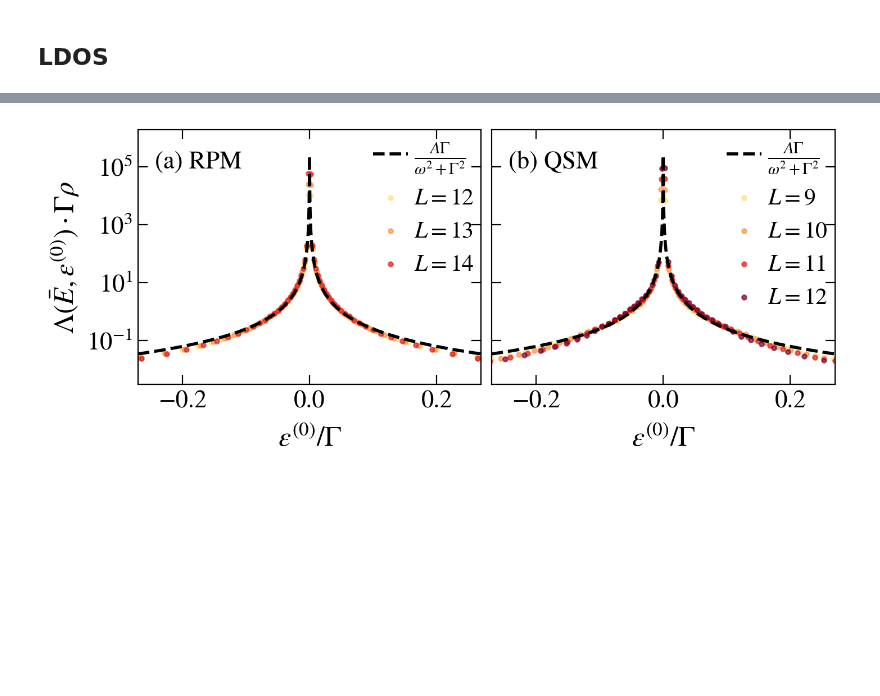
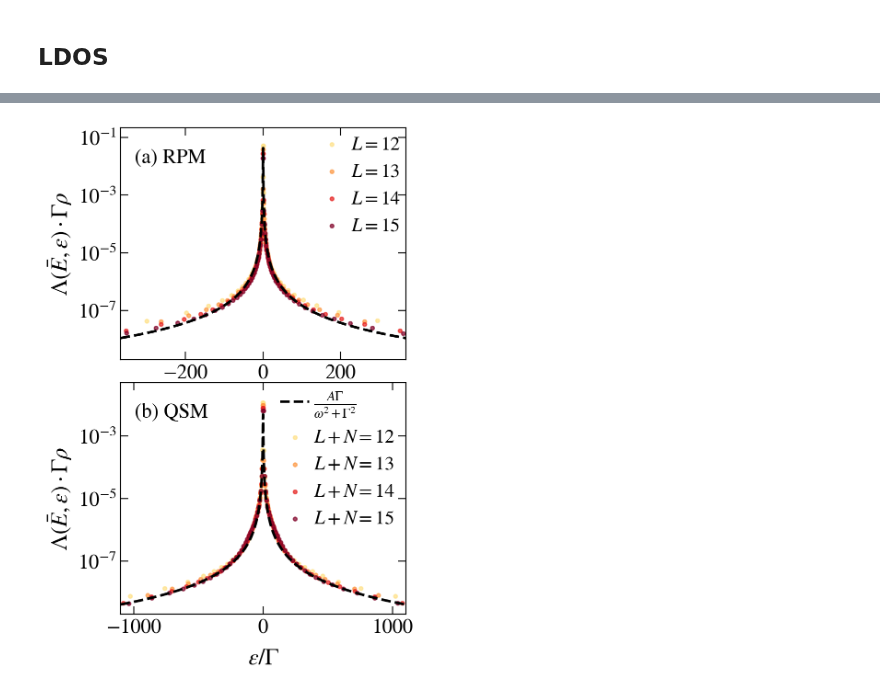
Before and after one commit to Rafal-Swietek/QHamSolver, a Jupyter notebook: Quadratic/Jupyter_Python/LDOS.ipynb, the cells around one changed output, grey strips where cells are left out. Drawn from its saved outputs; the diff is of its cells as text; code cells hidden in the pictures; blank space fills up the shorter version.

```diff
--- a/Quadratic/Jupyter_Python/LDOS.ipynb
+++ b/Quadratic/Jupyter_Python/LDOS.ipynb
@@ -679,11 +683,11 @@ prefix = base_dir(model=modello, d=DIM)
 sizes = np.arange(12, 16, 1)
 
 DIM = 1
-fig, axis = plt.subplots( nrows=1, ncols=2, figsize=(8,3), dpi = 200, sharex=True, sharey=True )
+fig, axis = plt.subplots( nrows=2, ncols=1, figsize=(4,7), dpi = 200, sharex=False, sharey=False )
 
 
-def lorenz(x, A, sig, G):
-    return A / G / np.pi / ( (x / G)**2 + 1) * np.exp(-x**2 / (2*sig**2) ) /np.sqrt(2*np.pi*sig**2)
+def lorenz(x, A, G):
+    return A / G / np.pi / ( (x / G)**2 + 1)# / (np.exp(-x**2 / (2*sig**2) ) /np.sqrt(2*np.pi*sig**2))
     # return A / np.sqrt(2*np.pi*sig**2) * np.exp(-x**2 / (2*sig**2))
 
 norm = matplotlib.colors.Normalize(
@@ -703,7 +707,7 @@ eps = 0.5
 gamma_c = 2
 
 
-gx = 1.8
+gx = 1.6
 
 dim = 1#2**L
 
@@ -730,12 +734,13 @@ for ii, L in enumerate(sizes):
             # print(L, gx, np.sum(ldos))
 
             sig = np.sqrt(1 + dim**(1.0 - gx))
-            DOS = dim / np.sqrt(2*np.pi*sig**2) * np.exp(-(energy_density - (E0 + dE/2))**2 / (2*sig**2))
+            # DOS = dim / np.sqrt(2*np.pi*sig**2) * np.exp(-(energy_density)**2 / (2*sig**2))
+            DOS = np.array(file.get('DOS'))
             HSnorm = dim+1
-            G = 2 * np.pi * dim**(-gx)* HSnorm * DOS # if gx >= 1 else DOS * sig * HSnorm
+            G = 2 * np.pi * dim**(-gx)* HSnorm * DOS/(dim-1.0) # if gx >= 1 else DOS * sig * HSnorm
 
             xx = energy_density / G# * np.sqrt(dim)
-            yy = ldos * G * DOS # / G
+            yy = ldos * G# * DOS # / G
 
             axis[0].scatter( xx, yy, color=col, label=r"$L=%d$"%L, s=8, alpha=0.7)
             # axis.fill_between(xx, yy, [0]*xx.size, color=col, label=r"$L=%d$"%L, alpha=0.5)
@@ -764,23 +769,36 @@ for ii, L in enumerate(sizes):
     else:
         print(name)
 
+# pars, pconv= fit(lorenz,
+#         xdata = xx[xx.size//2 - 10 : xx.size//2 + 10],
+#         ydata = yy[xx.size//2 - 10 : xx.size//2 + 10],
+#         maxfev = 20000)
 
-z = np.linspace(-1, 1, 100000)
-G = 1e-4
-yy = 25 * G / ( z**2 + G**2 )
-axis[0].plot(z, yy, ls='--', color='k', lw=2, alpha=1, label=r"$\frac{A\Gamma}{\omega^2+\Gamma^2}$")
+# # print("A=", pars[0], "G=", pars[-1], "sig/sig_pred=", pars[-2] / np.sqrt(1 + dim**(1-gx)))
+# z = np.linspace(min(xx), max(xx), int(1e6) )
+
+# # sig = np.sqrt(1 + dim**(1-gx))
+# # DOS = dim / np.sqrt(2*np.pi*sig**2) * np.exp(-z**2 / (2*sig**2))
+# # G = np.pi * dim**(-gx) * DOS
+# axis[0].plot(z, lorenz(z, *pars), color='k', ls='--', lw=2, alpha=0.6)
+
+# z = np.linspace(-1, 1, 100000)
+# G = 1e-4
+# yy = 25 * G / ( z**2 + G**2 )
+# axis[0].plot(z, yy, ls='--', color='k', lw=2, alpha=1, label=r"$\frac{A\Gamma}{\omega^2+\Gamma^2}$")
 # axis.plot(np.nan, np.nan, ls='--', color='k', label=r"$\frac{A}{(\omega/\Gamma)^2+1}e^{-\frac{E^2}{(2\sigma^2)}}$")
 
-fig_help.set_plot_elements(axis[0], ylabel=r"$\Lambda(\bar{E},\epsilon^{(0)})\cdot\Gamma\rho$", xlabel=r"$\varepsilon^{(0)}/\Gamma$", font_size=16, set_legend=1, xscale='linear', yscale='log')
+fig_help.set_plot_elements(axis[0], ylabel=r"$\Lambda(\bar{E},\epsilon)\cdot\Gamma\rho$", xlabel=r"", font_size=16, set_legend=1, xscale='linear', yscale='log')
 fig_help.set_legend(axis[0], fontsize=15, loc='upper right', anchor=(1.04, 1.04), ncol=1)
 # axis[0].set_xlim(-0.165, 0.165)
 # axis[0].set_ylim(2e-2, None)
+axis[0].set_xlim(min(xx)/100, max(xx)/100)
 
 
 L_total=14
 
 J=1
-alfa=0.78
+alfa=0.88
 h=1.0
 w=0.5
 zeta=0.2
@@ -805,14 +823,14 @@ def info_rawQS(L, N, J, gamma, zeta, alfa, h, w, ini_ave = 0, use_old = False, s
 def infoQS(L, N, J, gamma, zeta, alfa, h, w, ini_ave = 0, use_old = False, scaled_disorder = False, ext = '.dat'):
     return info_rawQS(L, N, J, gamma, zeta, alfa, h, w, ini_ave, use_old, scaled_disorder) + ext
 
-# sizes = np.arange(10, 15, 2)
+# sizes = np.arange(12, 16, 1)
 
 for L_total in sizes:
     col = s_m.to_rgba(L_total)
     L = L_total - N
     dim = 2**L_total
     num = min([100, dim//50])
-    name = "../../QuantumSun/results/" + 'NewBasis/ParticipationRatio/TESTS2/' + infoQS(L=L, N=N, J=J, gamma=gamma, zeta=zeta, alfa=alfa, h=h, w=w, ini_ave=ini_ave, ext='.hdf5', scaled_disorder=scaled_disorder)
+    name = "../../QuantumSun/results/" + 'NewBasis/ParticipationRatio/' + infoQS(L=L, N=N, J=J, gamma=gamma, zeta=zeta, alfa=alfa, h=h, w=w, ini_ave=ini_ave, ext='.hdf5', scaled_disorder=scaled_disorder)
     if exists(name):
         with h5py.File(name, "r") as file:
             try:
@@ -825,16 +843,17 @@ for L_total in sizes:
                 # energy_density = (E0 + dE/2) - ( (energy_density) * dE + E0)
                 energy_density = ( (energy_density) * dE + E0)
 
-                # ldos = ( np.mean((np.array(file.get('LDOS'))), axis=1) )
+                ldos = ( np.mean((np.array(file.get('LDOS'))), axis=1) )
                 # ldos = np.exp( np.mean(np.log(np.array(file.get('LDOS'))), axis=1) )
-                ldos = np.array(file.get('LDOS'))[:,num//2]
+                # ldos = np.array(file.get('LDOS'))[:,num//2]
 
                 sigma = 0.5 * np.sqrt(L_total)
-                DOS = dim / np.sqrt(2*np.pi*sigma) * np.exp(-energy_density**2 / (2*sigma**2))
-                G = 2 * np.pi * (alfa)**(2*L) * DOS * 1/8
+                # DOS = dim / np.sqrt(2*np.pi*sigma) * np.exp(-energy_density**2 / (2*sigma**2))
+                DOS = np.array(file.get('DOS'))
+                G = 2 * np.pi * (alfa)**(2*L) / 8 * DOS/dim * 1/8
                 xx = energy_density / G# * np.sqrt(dim)
-                yy = ldos * G * DOS# / G
-                axis[1].scatter( xx, yy, color=col, label=r"$L=%d$"%L, s=8, alpha=0.7)
+                yy = ldos * G# * DOS# / G
+                axis[1].scatter( xx, yy, color=col, label=r"$L+N=%d$"%L_total, s=8, alpha=0.7)
 
                 # pars, pconv= fit(lorenz,
                 #         xdata = energy_density,#[ldos < 1e-2],
@@ -848,24 +867,30 @@ for L_total in sizes:
         print(name)
 
 
-z = np.linspace(-1, 1, 100000)
-G = 1e-4
-yy = 25 * G / ( z**2 + G**2 )
+z = np.linspace(min(xx), max(xx), int(5e5) )
+G = 0.0001
+yy = 15 * G / ( z**2 + G**2 )
+axis[0].plot(z, yy, ls='--', color='k', lw=2, alpha=1, label=r"$\frac{A\Gamma}{\omega^2+\Gamma^2}$")
+
+G = 1
+yy = 0.005 * G / ( z**2 + G**2 )
 axis[1].plot(z, yy, ls='--', color='k', lw=2, alpha=1, label=r"$\frac{A\Gamma}{\omega^2+\Gamma^2}$")
 
-fig_help.set_plot_elements(axis[1], ylabel=r"", xlabel=r"$\varepsilon^{(0)}/\Gamma$", font_size=16, set_legend=1, xscale='linear', yscale='log')
-fig_help.set_legend(axis[1], fontsize=15, loc='upper right', anchor=(1.04, 1.04), ncol=1)
+fig_help.set_plot_elements(axis[1], ylabel=r"$\Lambda(\bar{E},\epsilon)\cdot\Gamma\rho$", xlabel=r"$\varepsilon/\Gamma$", font_size=16, set_legend=1, xscale='linear', yscale='log')
+fig_help.set_legend(axis[1], fontsize=15, loc='upper right', anchor=(1.02, 1.04), ncol=1)
 
-axis[1].set_xlim(-0.27, 0.27)
-# axis[1].set_xlim(-150, 150)
-axis[1].set_ylim(3e-3, None)
+# axis[1].set_xlim(-0.27, 0.27)
+axis[0].set_xlim(min(xx)/600, max(xx)/600)
+axis[1].set_xlim(min(xx)/200, max(xx)/200)
+axis[0].set_ylim(2e-9, None)
+axis[1].set_ylim(2e-9, None)
 
 
 
 
 axis[0].annotate(r"(a) RPM", fontsize=16, xy=(0.05, 0.85), xycoords='axes fraction')
 axis[1].annotate(r"(b) QSM", fontsize=16, xy=(0.05, 0.85), xycoords='axes fraction')
-fig.subplots_adjust(wspace = 0.03, hspace=0.03)
+fig.subplots_adjust(wspace = 0.2, hspace=0.1)
 
 fig.savefig("PLOTS_FADING/BEYOND_RMT/Fig_ldos.pdf", bbox_inches = 'tight', pad_inches=0.02)
 # %% [output]
@@ -873 +897 @@ fig.savefig("PLOTS_FADING/BEYOND_RMT/Fig_ldos.pdf", bbox_inches = 'tight', pad_i
-[figure, old version]
+[figure, new version]
```
Also changed, not shown: parts of 4 cells of this notebook, 4 other files.
